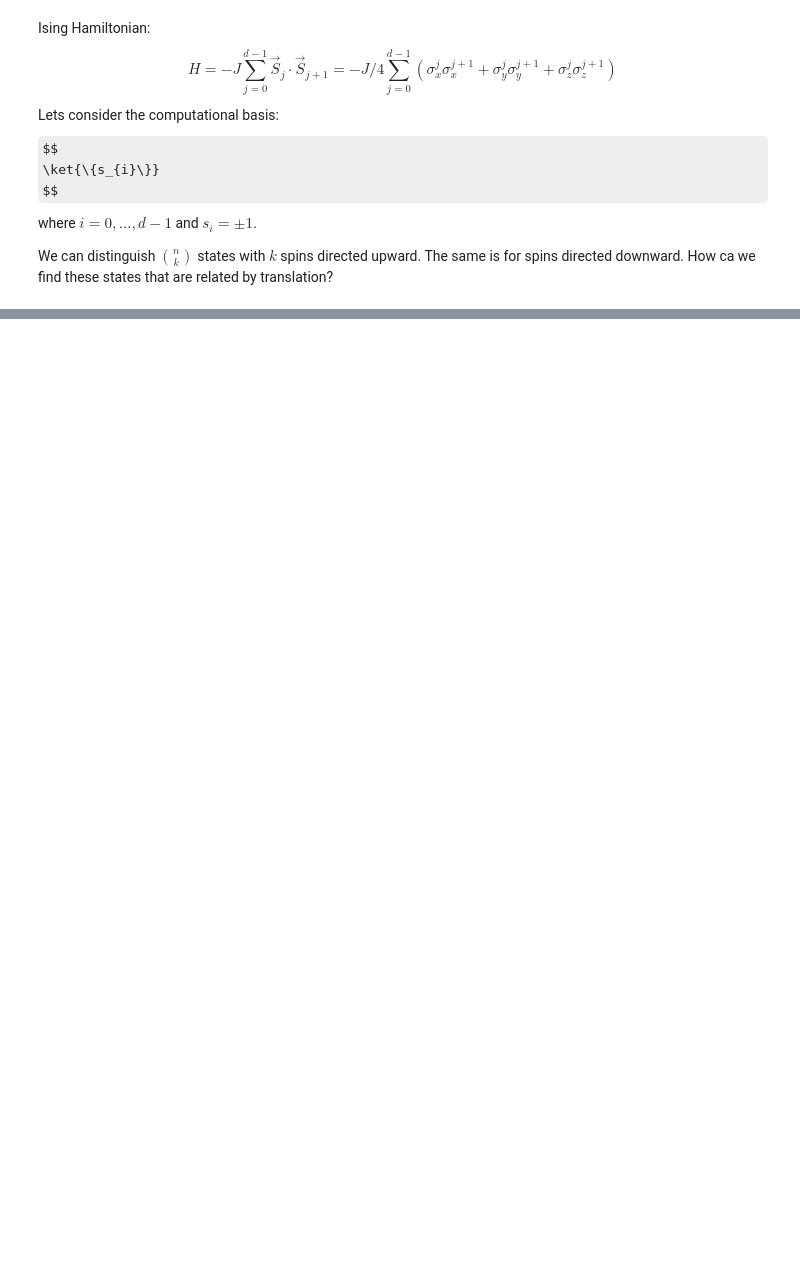
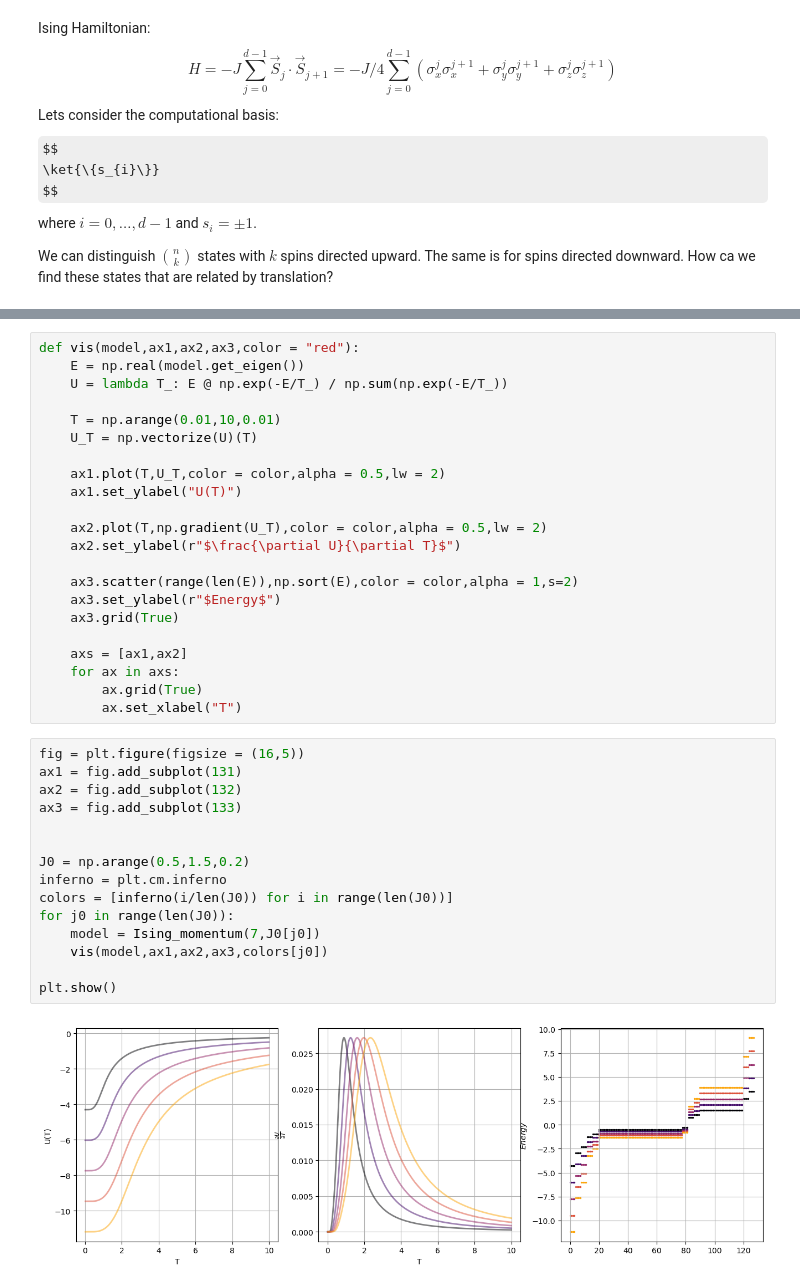
Before and after one commit to JedrekSt/PhaseTransitions, a Jupyter notebook: Ising_momentum.ipynb, the cells around one changed output, grey strips where cells are left out. Cells and saved outputs as stored; diff of their text form; some formulas as TeX source; blank space fills up the shorter version.

```diff
--- a/Ising_momentum.ipynb
+++ b/Ising_momentum.ipynb
@@ -68,0 +126,39 @@ print(sorted(tab))
+# %%
+def vis(model,ax1,ax2,ax3,color = "red"):
+    E = np.real(model.get_eigen())
+    U = lambda T_: E @ np.exp(-E/T_) / np.sum(np.exp(-E/T_))
+
+    T = np.arange(0.01,10,0.01)
+    U_T = np.vectorize(U)(T)
+
+    ax1.plot(T,U_T,color = color,alpha = 0.5,lw = 2)
+    ax1.set_ylabel("U(T)")
+
+    ax2.plot(T,np.gradient(U_T),color = color,alpha = 0.5,lw = 2)
+    ax2.set_ylabel(r"$\frac{\partial U}{\partial T}$")
+
+    ax3.scatter(range(len(E)),np.sort(E),color = color,alpha = 1,s=2)
+    ax3.set_ylabel(r"$Energy$")
+    ax3.grid(True)
+
+    axs = [ax1,ax2]
+    for ax in axs:
+        ax.grid(True)
+        ax.set_xlabel("T")
+# %%
+fig = plt.figure(figsize = (16,5))
+ax1 = fig.add_subplot(131)
+ax2 = fig.add_subplot(132)
+ax3 = fig.add_subplot(133)
+
+
+J0 = np.arange(0.5,1.5,0.2)
+inferno = plt.cm.inferno
+colors = [inferno(i/len(J0)) for i in range(len(J0))]
+for j0 in range(len(J0)):
+    model = Ising_momentum(7,J0[j0])
+    vis(model,ax1,ax2,ax3,colors[j0])
+
+plt.show()
+# %% [output]
+[figure, added]
```
Also changed, not shown: parts of 12 cells of this notebook, 1 other file.
